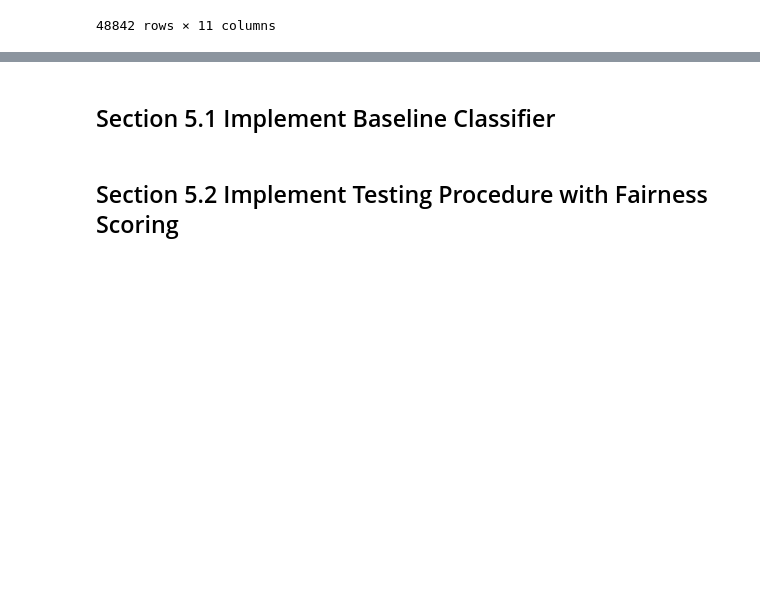
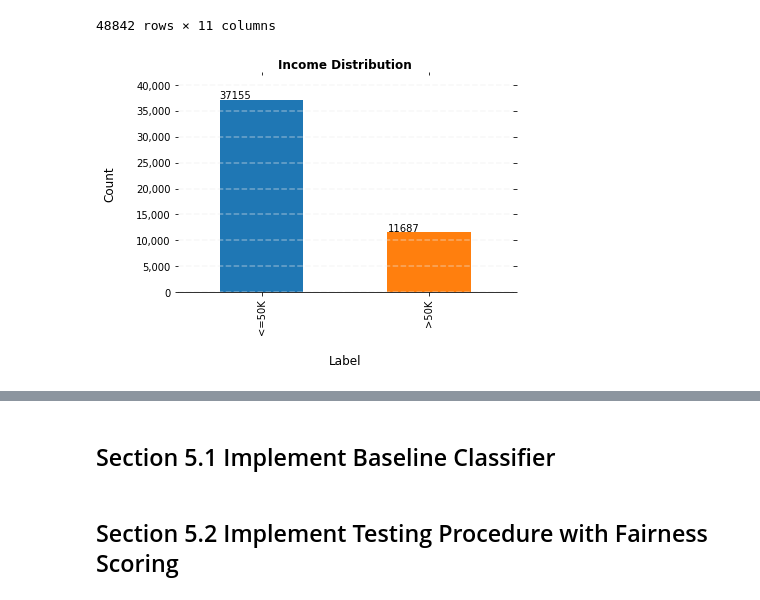
Before and after one commit to itazap/MIE424-FinalProject, a Jupyter notebook: Copy_of_MIE424_Project.ipynb, the cells around one changed output, grey strips where cells are left out. Drawn from its saved outputs; the diff is of its cells as text; code cells hidden in the pictures; blank space fills up the shorter version.

Commit message:
Added DEO results, histograms at beginning

```diff
--- a/Copy_of_MIE424_Project.ipynb
+++ b/Copy_of_MIE424_Project.ipynb
@@ -39,3 +43,39 @@ dataset
 | 48840 | 44 | Private | 13 | Divorced | Adm-clerical | Own-child | Asian-Pac-Islander | Male | ... |
 | 48841 | 35 | Self-emp-inc | 13 | Married-civ-spouse | Exec-managerial | Husband | White | Male | ... |
 48842 rows × 11 columns
+# %%
+def plotbargraph(data, column):
+  ax = data[column].value_counts().plot(kind='bar',label='index',color=['C0', 'C1', 'C2', 'C3', 'C4'])
+  for p in ax.patches:
+      ax.annotate(str(p.get_height()), (p.get_x() * 1.005, p.get_height() * 1.005))
+
+  x = ax
+
+  # Despine
+  x.spines['right'].set_visible(False)
+  x.spines['top'].set_visible(False)
+  x.spines['left'].set_visible(False)
+
+  # Switch off ticks
+  x.tick_params(axis="both", which="both", bottom="off", top="off", labelbottom="on", left="off", right="off", labelleft="on")
+
+  # Draw horizontal axis lines
+  vals = x.get_yticks()
+  for tick in vals:
+      x.axhline(y=tick, linestyle='dashed', alpha=0.4, color='#eeeeee', zorder=1)
+
+  # Remove title
+  x.set_title((column + " Distribution").title(), weight='bold', size=12)
+
+  # Set x-axis label
+  x.set_xlabel("Label", labelpad=20, size=12)
+
+  # Set y-axis label
+  x.set_ylabel("Count", labelpad=20, size=12)
+
+  # Format y-axis label
+  x.yaxis.set_major_formatter(StrMethodFormatter('{x:,g}'))
+# %%
+plotbargraph(dataset, 'income')
+# %% [output]
+[figure, added]
```
Also changed, not shown: parts of 20 cells of this notebook.
